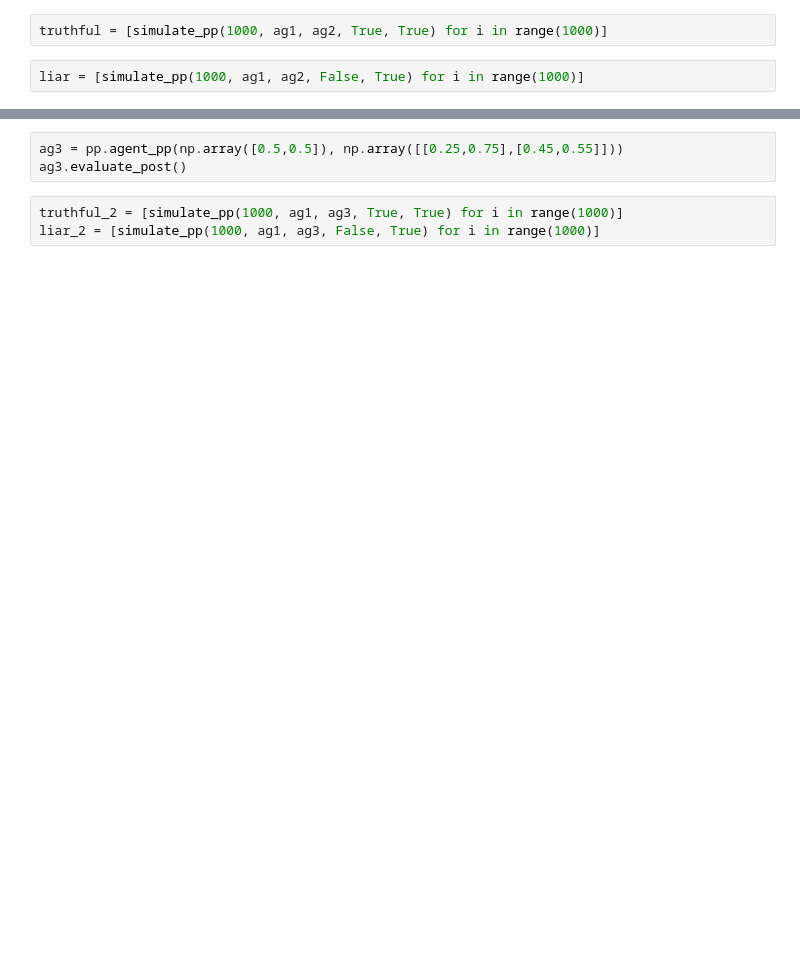
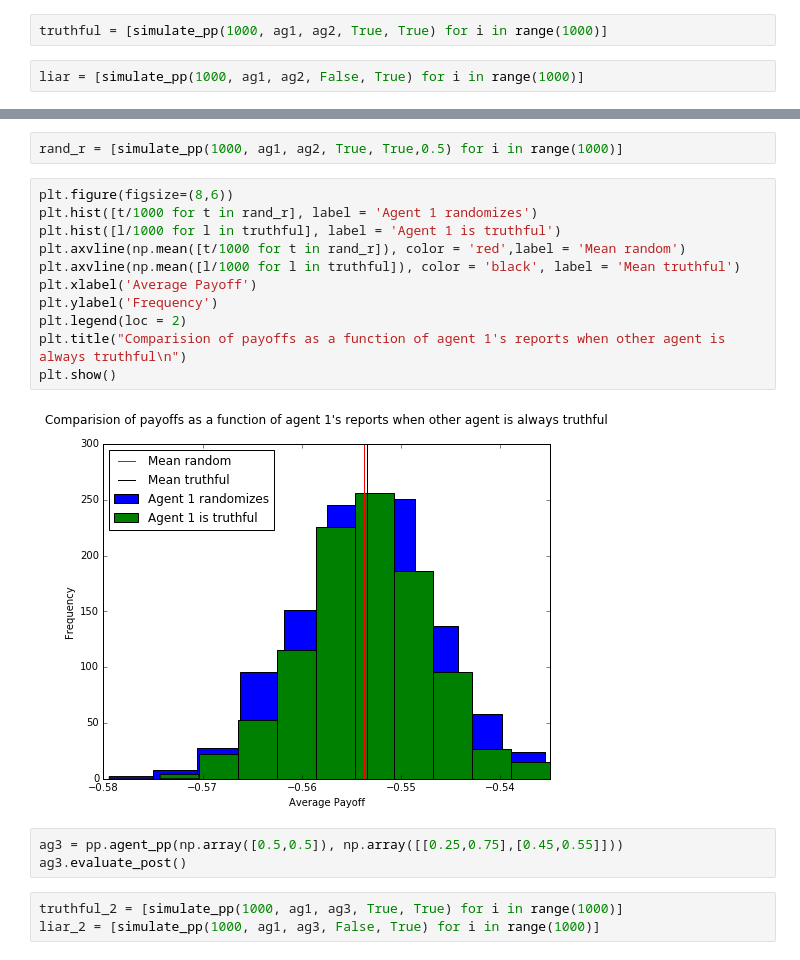
Before and after one commit to chuckyouliu/Crowdsourced-Elicitation, a Jupyter notebook: PPTesting.ipynb, the cells around one changed output, grey strips where cells are left out. Saved outputs shown, nothing was run; the diff lists cells and outputs as text; blank space fills up the shorter version.

```diff
--- a/PPTesting.ipynb
+++ b/PPTesting.ipynb
@@ -44,3 +51,18 @@ plt.show()
+# %%
+rand_r = [simulate_pp(1000, ag1, ag2, True, True,0.5) for i in range(1000)]
+# %%
+plt.figure(figsize=(8,6))
+plt.hist([t/1000 for t in rand_r], label = 'Agent 1 randomizes')
+plt.hist([l/1000 for l in truthful], label = 'Agent 1 is truthful')
+plt.axvline(np.mean([t/1000 for t in rand_r]), color = 'red',label = 'Mean random')
+plt.axvline(np.mean([l/1000 for l in truthful]), color = 'black', label = 'Mean truthful')
+plt.xlabel('Average Payoff')
+plt.ylabel('Frequency')
+plt.legend(loc = 2)
+plt.title("Comparision of payoffs as a function of agent 1's reports when other agent is always truthful\n")
+plt.show()
+# %% [output]
+[figure, added]
 # %%
 ag3 = pp.agent_pp(np.array([0.5,0.5]), np.array([[0.25,0.75],[0.45,0.55]]))
 ag3.evaluate_post()
```
Also changed, not shown: parts of 6 cells of this notebook, 7 other files.
